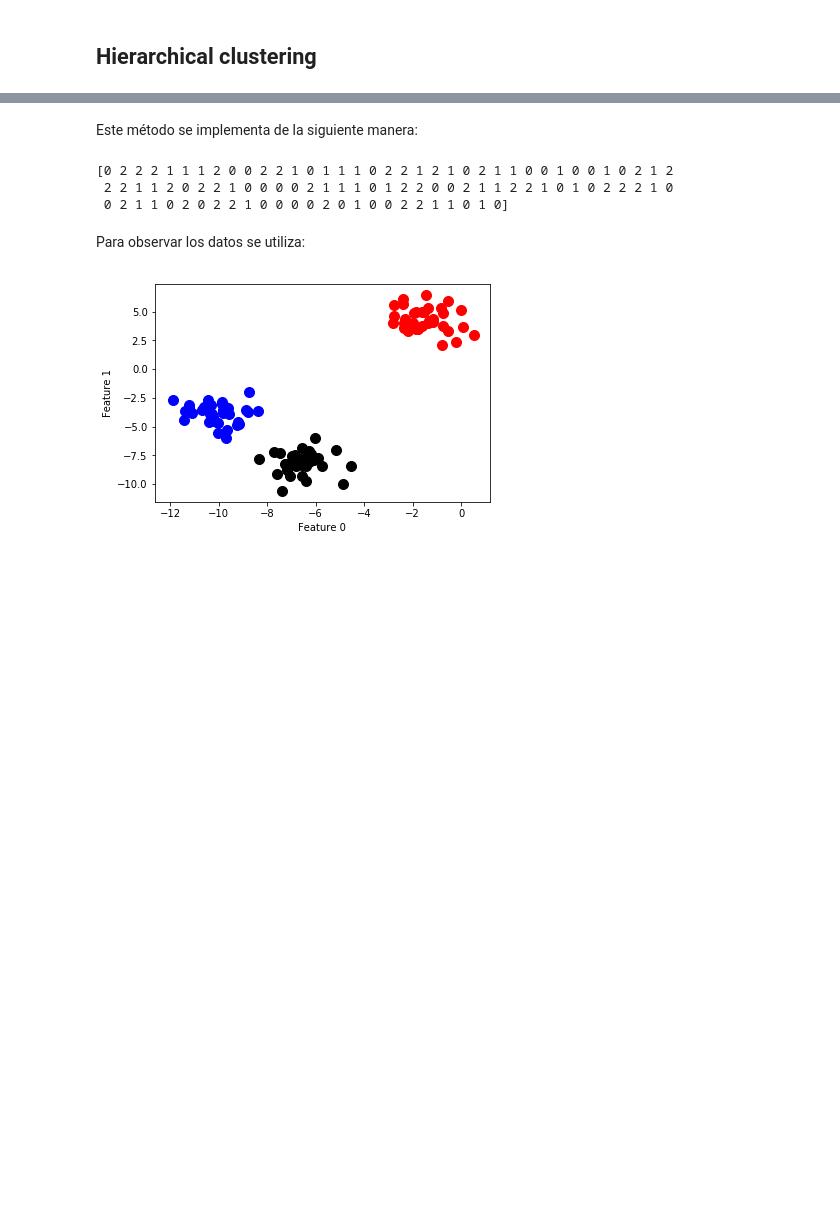
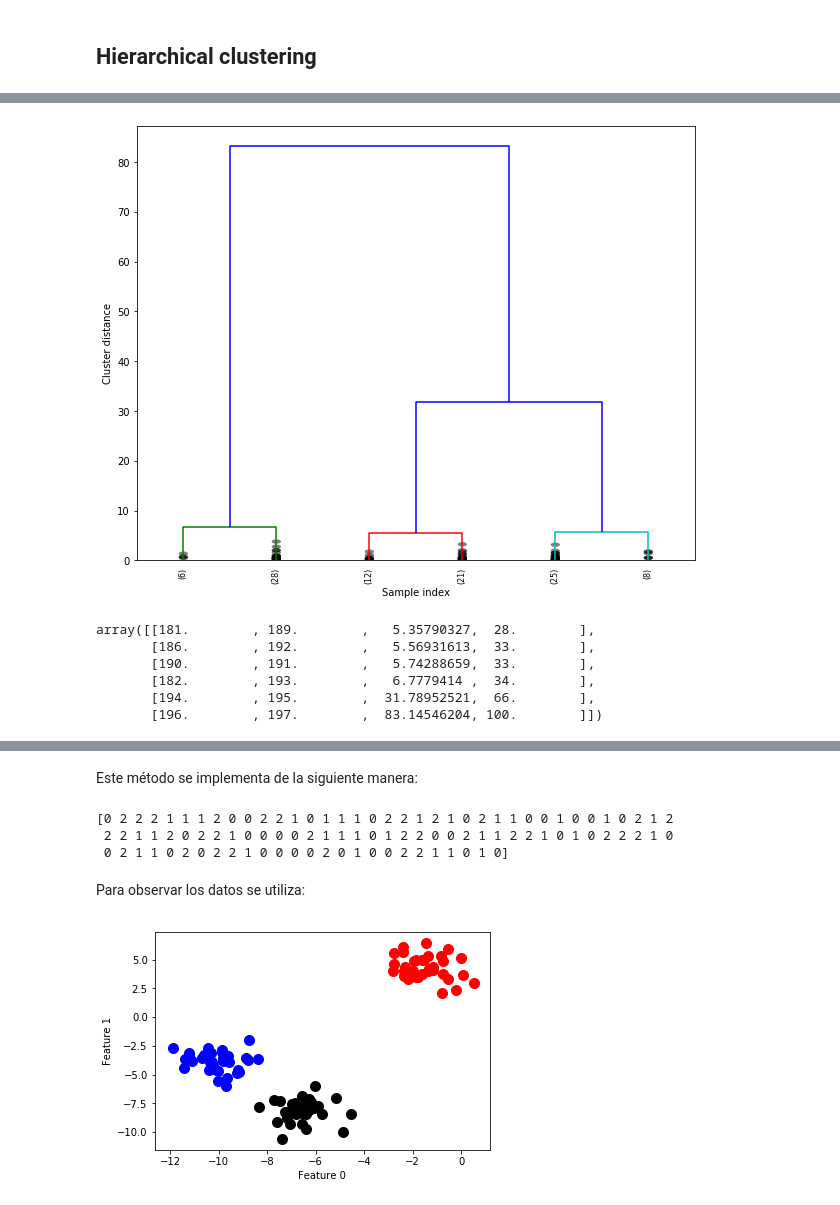
Before and after one commit to camilogutierrez/MachineLearning-1, a Jupyter notebook: NOTEBOOKS/12_Cluster.ipynb, the cells around one changed output, grey strips where cells are left out. Drawn from its saved outputs; the diff is of its cells as text; code cells hidden in the pictures; blank space fills up the shorter version.

```diff
--- a/NOTEBOOKS/12_Cluster.ipynb
+++ b/NOTEBOOKS/12_Cluster.ipynb
@@ -87,0 +119,4 @@ plt.ylabel('Cluster distance');
+# %%
+from scipy.cluster.hierarchy import dendrogram,linkage
+Z=linkage(X,method='ward',metric='euclidean') # matriz Z con todos los enlaces creados
+Z[:17]
@@ -87,0 +165,17 @@ plt.ylabel('Cluster distance');
+# %%
+plt.figure(figsize=(10,8))
+plt.xlabel('Sample index')
+plt.ylabel('Cluster distance');
+dendrogram(Z,leaf_rotation=90.,leaf_font_size=8,color_threshold=0.2*83,truncate_mode='lastp',p=6,show_leaf_counts=True,show_contracted=True)
+plt.show()
+# %% [output]
+[figure, added]
+# %%
+Z[-6:,]
+# %% [output]
+array([[181.        , 189.        ,   5.35790327,  28.        ],
+       [186.        , 192.        ,   5.56931613,  33.        ],
+       [190.        , 191.        ,   5.74288659,  33.        ],
+       [182.        , 193.        ,   6.7779414 ,  34.        ],
+       [194.        , 195.        ,  31.78952521,  66.        ],
+       [196.        , 197.        ,  83.14546204, 100.        ]])
```
Also changed, not shown: parts of 27 cells of this notebook, 2 other files.
